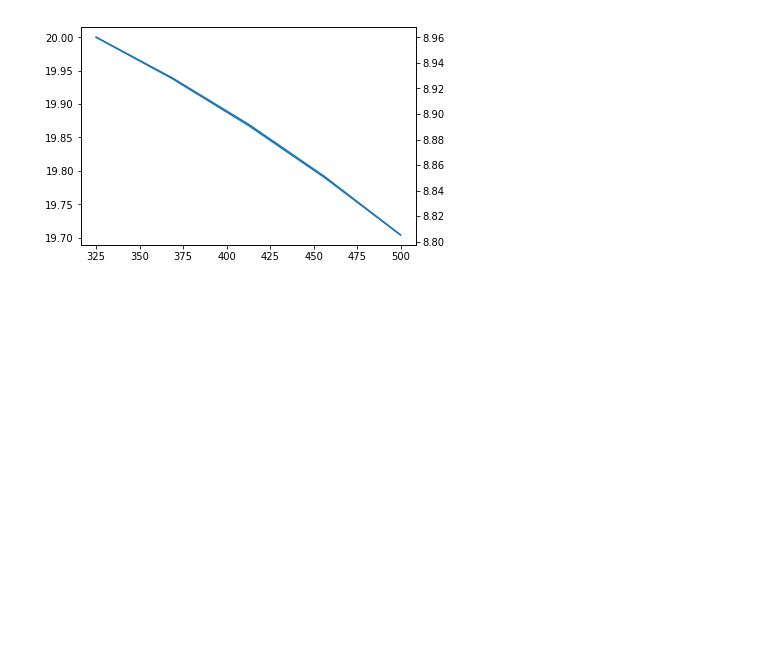
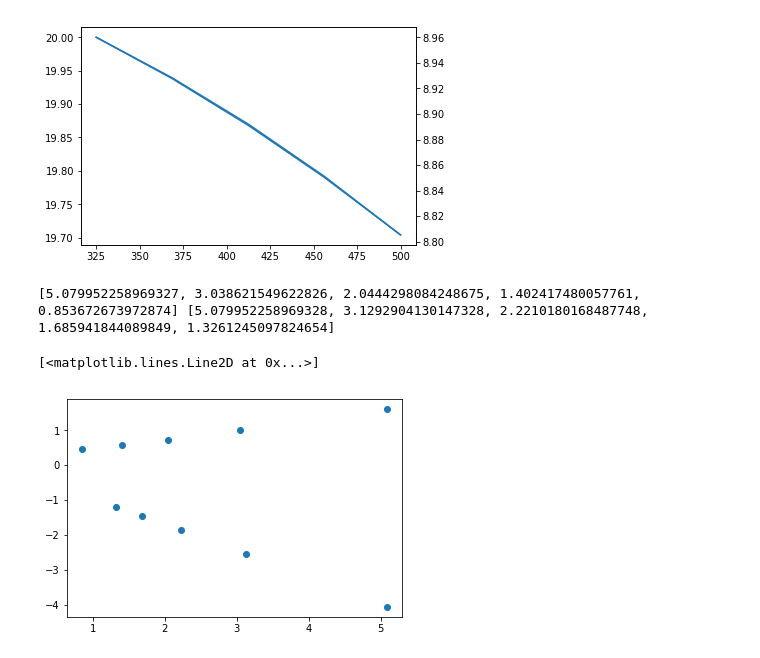
Before and after one commit to aravindhnivas/FELion-Spectrum-Analyser, a Jupyter notebook: Simulations/THz/thz_simulation.ipynb, the cells around one changed output. Drawn from its saved outputs; the diff is of its cells as text; code cells hidden in the pictures; blank space fills up the shorter version.

```diff
--- a/Simulations/THz/thz_simulation.ipynb
+++ b/Simulations/THz/thz_simulation.ipynb
@@ -682,0 +677,4 @@ temp_d1, temp_d2
+# %%
+temp_d3 = np.array([eq_din_p.subs({M: wout_0/win_0, f0: (np.pi * wout_0 * win_0) / ghz_cm(i), f: f_positive}).rhs for i in np.linspace(*wn_range, 10)])
+temp_d4 = np.array([eq_dout_p.subs({M: wout_0/win_0, f0: (np.pi * wout_0 * win_0) / ghz_cm(i), f: f_positive}).rhs for i in np.linspace(*wn_range, 10)])
+print(f"d1: {temp_d3}\n\nd2: {temp_d4}")
@@ -705,4 +750,33 @@ temp_d1, temp_d2
 # %% [output]
 [figure]
 [figure]
+# %%
+M1 = 0.15 / 0.34
+temp0 = np.array([float(eq_din_p.subs({M: M1, f0: (np.pi * 0.15 * 0.34) / ghz_cm(i), f: f_negative}).rhs) for i in np.linspace(325, 1100, 5)])
+
+fig, ax = plt.subplots()
+
+x0, y0 = [], []
+x1, y1 = [], []
+
+for i in np.linspace(325, 1100, 5):
+
+    zr = np.pi*0.34**2/ghz_cm(i)
+
+    temp_y0 = f_positive/zr
+    temp_x0 = float(eq_din_p.subs({M: M1, f0: (np.pi * 0.15 * 0.34) / ghz_cm(i), f: f_positive}).rhs)/zr
+    x0.append(temp_x0)
+    y0.append(temp_y0)
+
+    temp_y1 = f_negative/zr
+    temp_x1 = float(eq_din_p.subs({M: M1, f0: (np.pi * 0.15 * 0.34) / ghz_cm(i), f: f_negative}).rhs)/zr
+    x1.append(temp_x1)
+    y1.append(temp_y1)
+
+print(x0, x1)
+ax.plot(x1+x0, y1+y0, 'o')
+# %% [output]
+[5.079952258969327, 3.038621549622826, 2.0444298084248675, 1.402417480057761, 0.853672673972874] [5.079952258969328, 3.1292904130147328, 2.2210180168487748, 1.685941844089849, 1.3261245097824654]
+[<matplotlib.lines.Line2D at 0x...>]
+[figure, added]
 # %%
```
Also changed, not shown: parts of 16 cells of this notebook, 4 other files.
